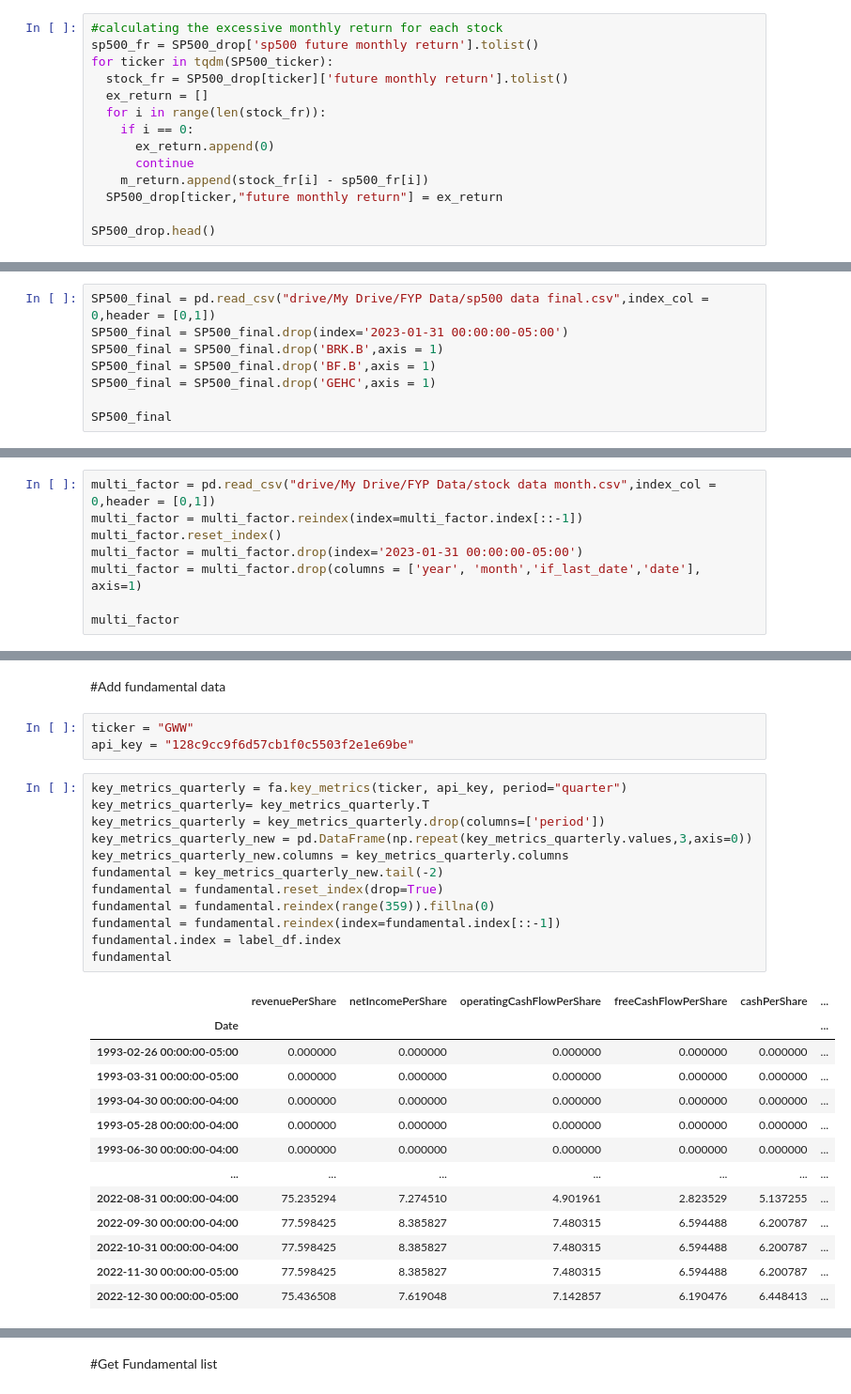
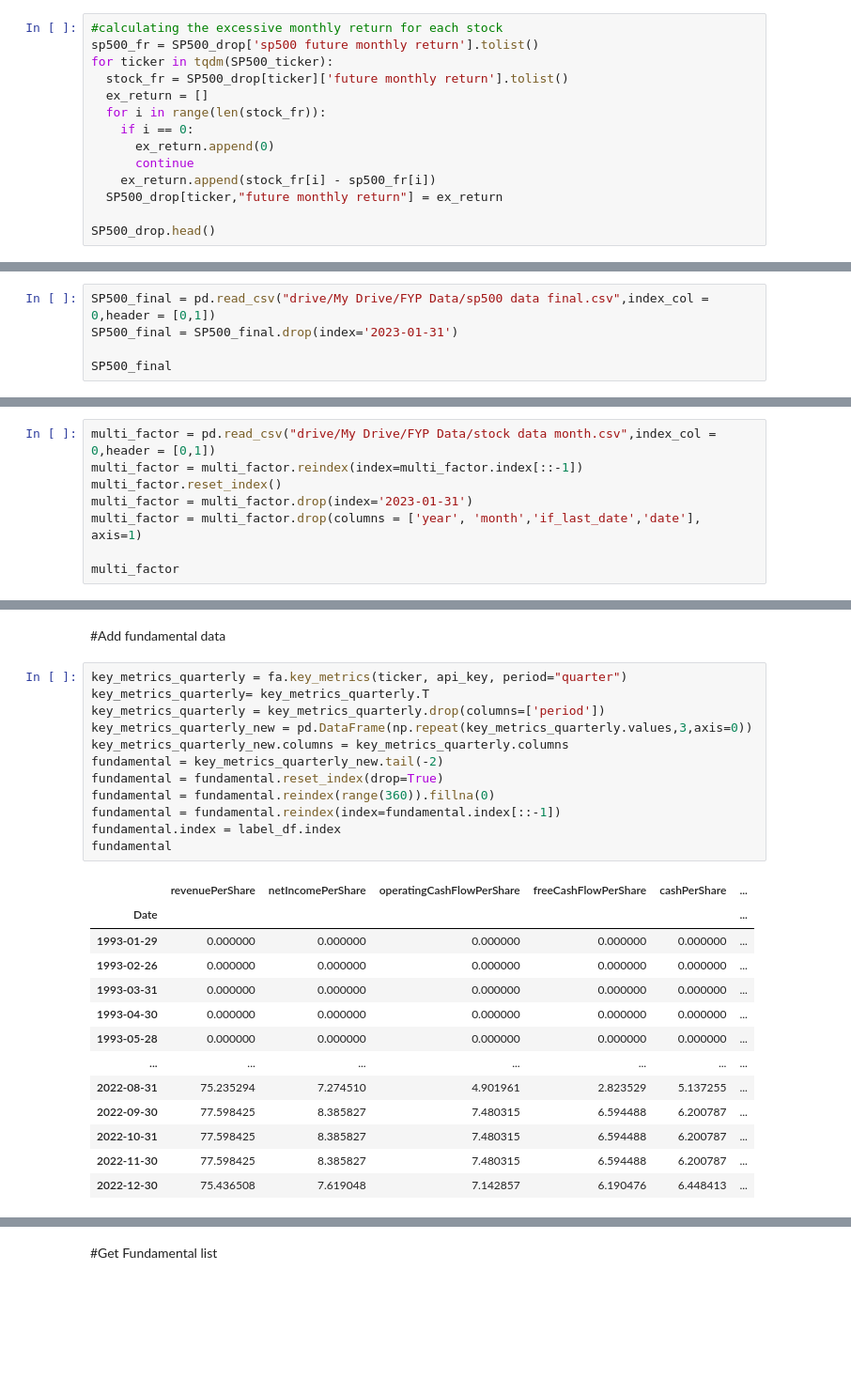
Before and after one commit to YanggWendy/FYP-Portfolio-Management-System, a Jupyter notebook: FYP_Stock_Data.ipynb, the cells around one changed output, grey strips where cells are left out. Shown at 94% size. Drawn from its saved outputs; the diff is of its cells as text; blank space fills up the shorter version.

```diff
--- a/FYP_Stock_Data.ipynb
+++ b/FYP_Stock_Data.ipynb
@@ -734,7 +730,7 @@ for ticker in tqdm(SP500_ticker):
     if i == 0:
       ex_return.append(0)
       continue
-    m_return.append(stock_fr[i] - sp500_fr[i])
+    ex_return.append(stock_fr[i] - sp500_fr[i])
   SP500_drop[ticker,"future monthly return"] = ex_return
 
 SP500_drop.head()
@@ -766,10 +772,7 @@ SP500_drop
 SP500_drop.to_csv("drive/My Drive/FYP Data/sp500 data final.csv",index=True, header=True )
 # %%
 SP500_final = pd.read_csv("drive/My Drive/FYP Data/sp500 data final.csv",index_col = 0,header = [0,1])
-SP500_final = SP500_final.drop(index='2023-01-31 00:00:00-05:00')
-SP500_final = SP500_final.drop('BRK.B',axis = 1)
-SP500_final = SP500_final.drop('BF.B',axis = 1)
-SP500_final = SP500_final.drop('GEHC',axis = 1)
+SP500_final = SP500_final.drop(index='2023-01-31')
 
 SP500_final
 # %% [output]
@@ -915,7 +920,7 @@ label_df
 multi_factor = pd.read_csv("drive/My Drive/FYP Data/stock data month.csv",index_col = 0,header = [0,1])
 multi_factor = multi_factor.reindex(index=multi_factor.index[::-1])
 multi_factor.reset_index()
-multi_factor = multi_factor.drop(index='2023-01-31 00:00:00-05:00')
+multi_factor = multi_factor.drop(index='2023-01-31')
 multi_factor = multi_factor.drop(columns = ['year', 'month','if_last_date','date'], axis=1)
 
 multi_factor
@@ -1216,31 +1212,28 @@ Annual Excessive return is 1210.494083220263 %
 # %% [markdown]
 #Add fundamental data
-# %%
-ticker = "GWW"
-api_key = "128c9cc9f6d57cb1f0c5503f2e1e69be"
 # %%
 key_metrics_quarterly = fa.key_metrics(ticker, api_key, period="quarter")
 key_metrics_quarterly= key_metrics_quarterly.T
 key_metrics_quarterly = key_metrics_quarterly.drop(columns=['period'])
 key_metrics_quarterly_new = pd.DataFrame(np.repeat(key_metrics_quarterly.values,3,axis=0))
 key_metrics_quarterly_new.columns = key_metrics_quarterly.columns
 fundamental = key_metrics_quarterly_new.tail(-2)
 fundamental = fundamental.reset_index(drop=True)
-fundamental = fundamental.reindex(range(359)).fillna(0)
+fundamental = fundamental.reindex(range(360)).fillna(0)
 fundamental = fundamental.reindex(index=fundamental.index[::-1])
 fundamental.index = label_df.index
 fundamental
 # %% [output]
 |  | revenuePerShare | netIncomePerShare | operatingCashFlowPerShare | freeCashFlowPerShare | cashPerShare | ... |
 | Date |  |  |  |  |  | ... |
-| 1993-02-26 00:00:00-05:00 | 0.000000 | 0.000000 | 0.000000 | 0.000000 | 0.000000 | ... |
-| 1993-03-31 00:00:00-05:00 | 0.000000 | 0.000000 | 0.000000 | 0.000000 | 0.000000 | ... |
-| 1993-04-30 00:00:00-04:00 | 0.000000 | 0.000000 | 0.000000 | 0.000000 | 0.000000 | ... |
-| 1993-05-28 00:00:00-04:00 | 0.000000 | 0.000000 | 0.000000 | 0.000000 | 0.000000 | ... |
-| 1993-06-30 00:00:00-04:00 | 0.000000 | 0.000000 | 0.000000 | 0.000000 | 0.000000 | ... |
+| 1993-01-29 | 0.000000 | 0.000000 | 0.000000 | 0.000000 | 0.000000 | ... |
+| 1993-02-26 | 0.000000 | 0.000000 | 0.000000 | 0.000000 | 0.000000 | ... |
+| 1993-03-31 | 0.000000 | 0.000000 | 0.000000 | 0.000000 | 0.000000 | ... |
+| 1993-04-30 | 0.000000 | 0.000000 | 0.000000 | 0.000000 | 0.000000 | ... |
+| 1993-05-28 | 0.000000 | 0.000000 | 0.000000 | 0.000000 | 0.000000 | ... |
 | ... | ... | ... | ... | ... | ... | ... |
-| 2022-08-31 00:00:00-04:00 | 75.235294 | 7.274510 | 4.901961 | 2.823529 | 5.137255 | ... |
-| 2022-09-30 00:00:00-04:00 | 77.598425 | 8.385827 | 7.480315 | 6.594488 | 6.200787 | ... |
-| 2022-10-31 00:00:00-04:00 | 77.598425 | 8.385827 | 7.480315 | 6.594488 | 6.200787 | ... |
-| 2022-11-30 00:00:00-05:00 | 77.598425 | 8.385827 | 7.480315 | 6.594488 | 6.200787 | ... |
-| 2022-12-30 00:00:00-05:00 | 75.436508 | 7.619048 | 7.142857 | 6.190476 | 6.448413 | ... |
+| 2022-08-31 | 75.235294 | 7.274510 | 4.901961 | 2.823529 | 5.137255 | ... |
+| 2022-09-30 | 77.598425 | 8.385827 | 7.480315 | 6.594488 | 6.200787 | ... |
+| 2022-10-31 | 77.598425 | 8.385827 | 7.480315 | 6.594488 | 6.200787 | ... |
+| 2022-11-30 | 77.598425 | 8.385827 | 7.480315 | 6.594488 | 6.200787 | ... |
+| 2022-12-30 | 75.436508 | 7.619048 | 7.142857 | 6.190476 | 6.448413 | ... |
```
Also changed, not shown: parts of 82 cells of this notebook.
